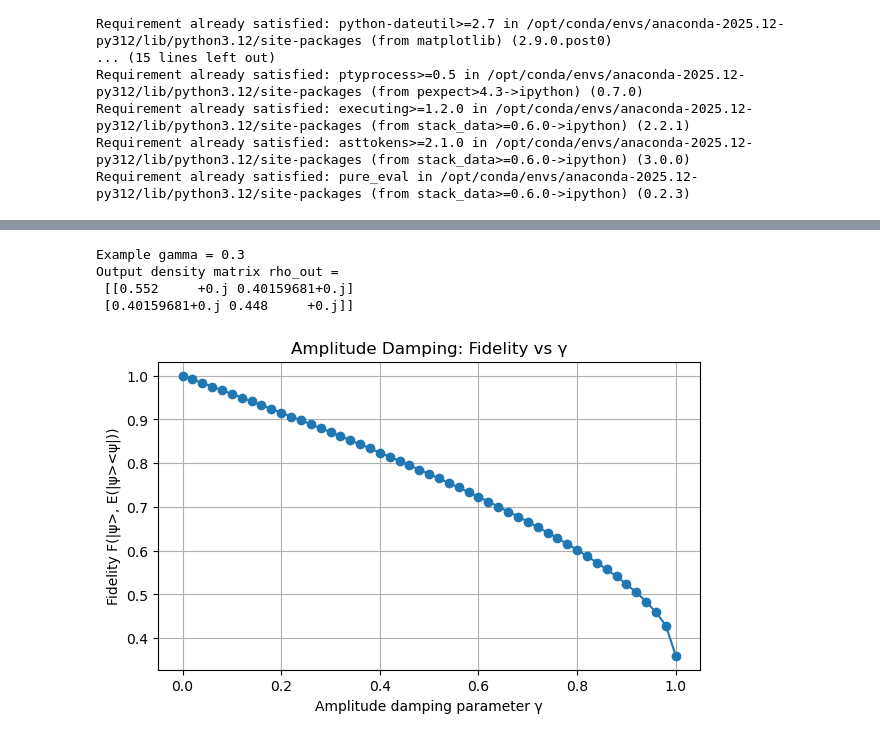
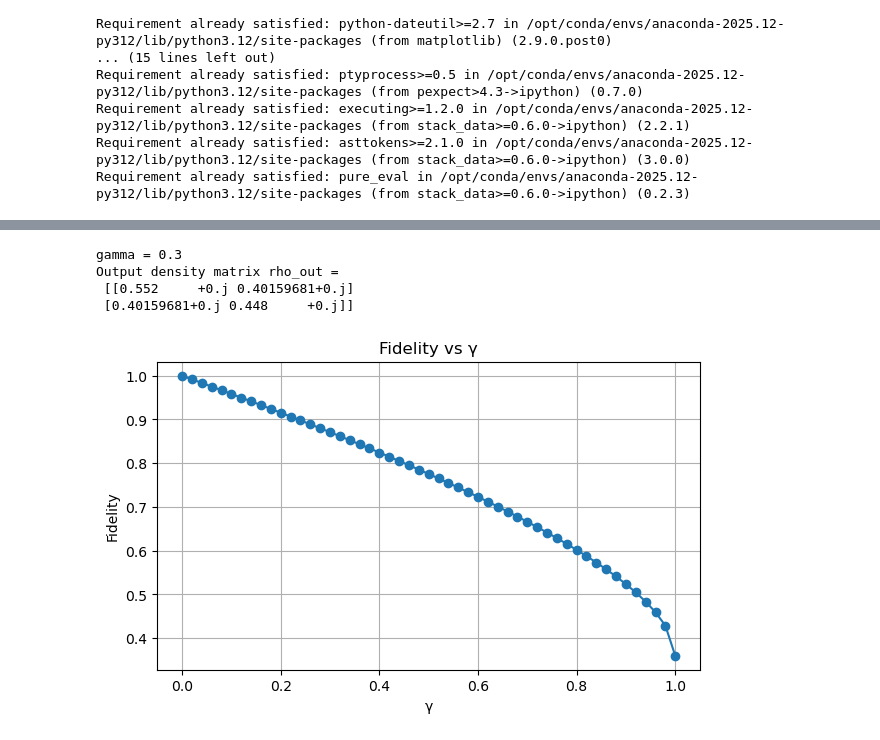
Before and after one commit to Abiyzelalem27/Quantum_Error_Corrections, a Jupyter notebook: 04_amplitude_damping.ipynb, the cells around one changed output, grey strips where cells are left out. Saved outputs shown, nothing was run; the diff lists cells and outputs as text; code cells hidden in the pictures.

```diff
--- a/04_amplitude_damping.ipynb
+++ b/04_amplitude_damping.ipynb
@@ -66,52 +267,39 @@ def rho_from_state(psi):
 def fidelity_pure_vs_rho(psi, rho):
     return float(np.real(np.vdot(psi, rho @ psi)))
 
-# --- Amplitude damping Kraus operators
-def amplitude_damping_kraus(gamma):
-    E0 = np.array([[1, 0],
-                   [0, np.sqrt(1-gamma)]], dtype=complex)
-    E1 = np.array([[0, np.sqrt(gamma)],
-                   [0, 0]], dtype=complex)
-    return [E0, E1]
-
-def apply_kraus(rho, kraus_ops):
-    out = np.zeros_like(rho, dtype=complex)
-    for E in kraus_ops:
-        out += E @ rho @ E.conj().T
-    return out
 
 # --- Example initial state |psi> = alpha|0> + beta|1>
 alpha = 0.6
 beta = np.sqrt(1 - alpha**2)
 psi = np.array([alpha, beta], dtype=complex)
 psi = normalize(psi)
 rho = rho_from_state(psi)
 
 gammas = np.linspace(0, 1, 51)
 F = []
 
 for g in gammas:
     kraus_ops = amplitude_damping_kraus(g)
     rho_out = apply_kraus(rho, kraus_ops)
     F.append(fidelity_pure_vs_rho(psi, rho_out))
 
 # Print example
-g_test = 0.3
+gamma = 0.3
 rho_test = apply_kraus(rho, amplitude_damping_kraus(g_test))
-print("Example gamma =", g_test)
+print("gamma =", gamma)
 print("Output density matrix rho_out =\n", rho_test)
 
 # Plot fidelity
 plt.figure(figsize=(7,4))
 plt.plot(gammas, F, marker="o")
-plt.xlabel("Amplitude damping parameter γ")
-plt.ylabel("Fidelity F(|ψ>, E(|ψ><ψ|))")
-plt.title("Amplitude Damping: Fidelity vs γ")
+plt.xlabel("γ")
+plt.ylabel("Fidelity")
+plt.title("Fidelity vs γ")
 plt.grid(True)
 plt.show()
 # %% [output]
-Example gamma = 0.3
+gamma = 0.3
 Output density matrix rho_out =
  [[0.552     +0.j 0.40159681+0.j]
  [0.40159681+0.j 0.448     +0.j]]
-[figure, old version]
+[figure, new version]
```
Also changed, not shown: parts of 6 cells of this notebook, 13 other files.
